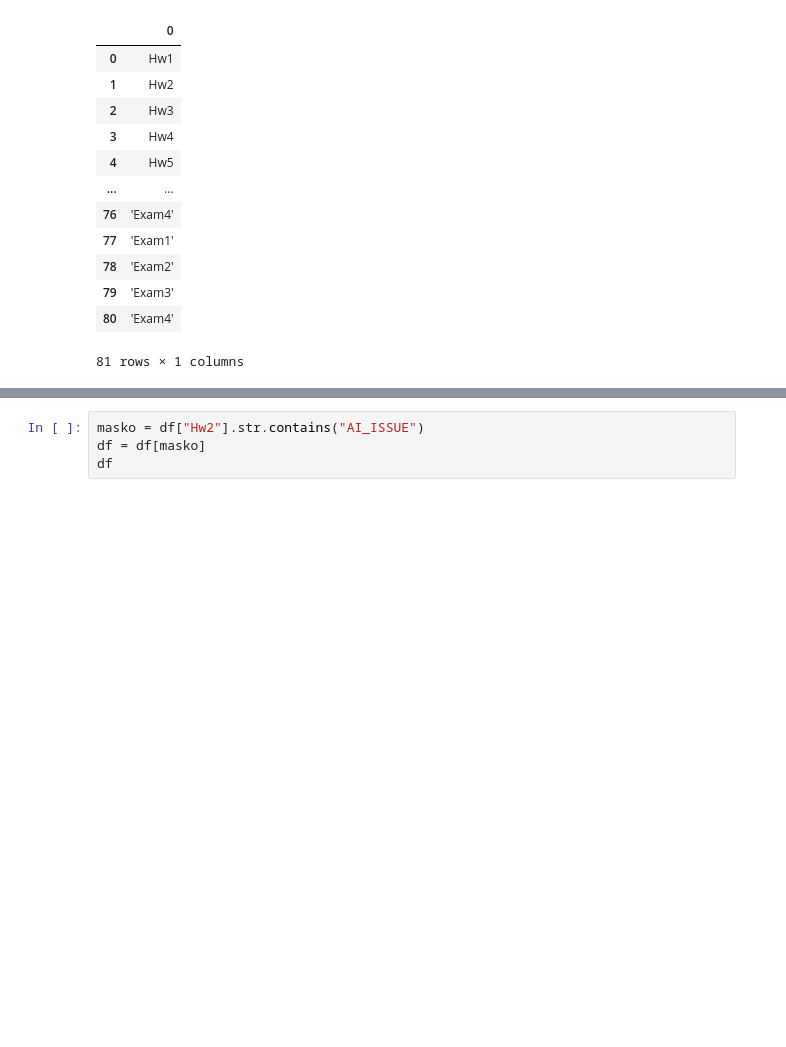
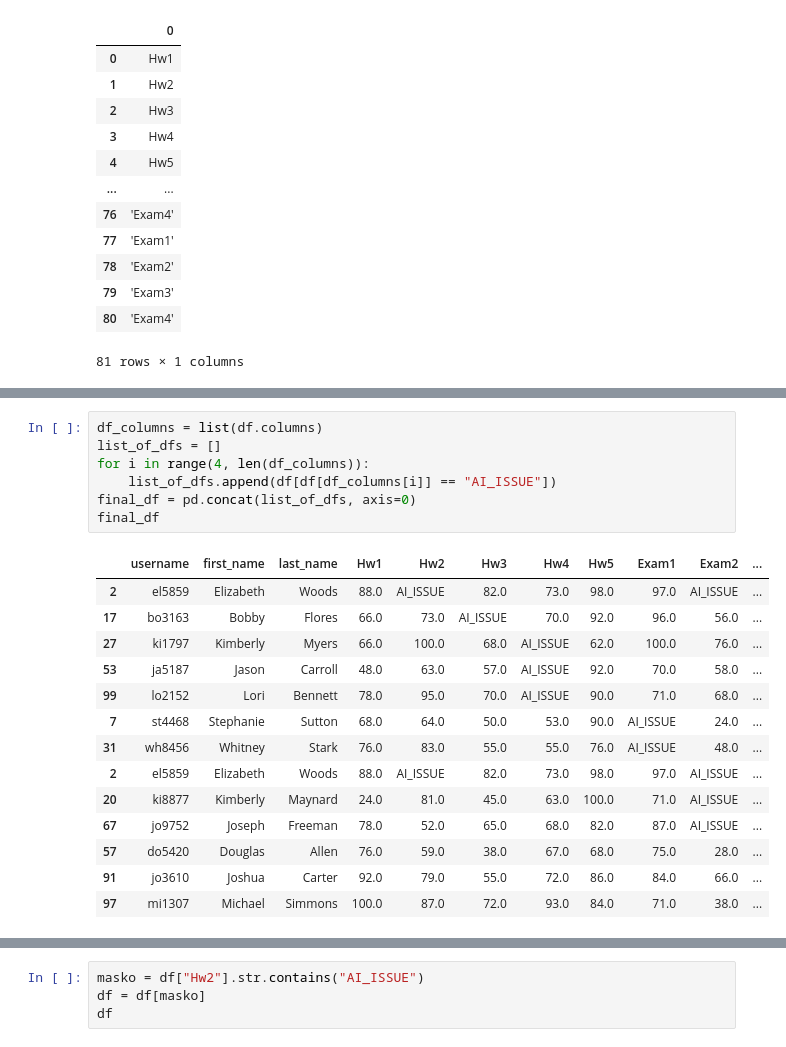
Before and after one commit to pChitral/assignment6, a Jupyter notebook: playground.ipynb, the cells around one changed output, grey strips where cells are left out. Saved outputs shown, nothing was run; the diff lists cells and outputs as text; blank space fills up the shorter version.

```diff
--- a/playground.ipynb
+++ b/playground.ipynb
@@ -1018,3 +1024,25 @@ pd6[['username','first_name','last_name','AI_Count']].reset_index(drop = True)
+# %%
+df_columns = list(df.columns)
+list_of_dfs = []
+for i in range(4, len(df_columns)):
+    list_of_dfs.append(df[df[df_columns[i]] == "AI_ISSUE"])
+final_df = pd.concat(list_of_dfs, axis=0)
+final_df
+# %% [output]
+|  | username | first_name | last_name | Hw1 | Hw2 | Hw3 | Hw4 | Hw5 | Exam1 | Exam2 | ... |
+| 2 | el5859 | Elizabeth | Woods | 88.0 | AI_ISSUE | 82.0 | 73.0 | 98.0 | 97.0 | AI_ISSUE | ... |
+| 17 | bo3163 | Bobby | Flores | 66.0 | 73.0 | AI_ISSUE | 70.0 | 92.0 | 96.0 | 56.0 | ... |
+| 27 | ki1797 | Kimberly | Myers | 66.0 | 100.0 | 68.0 | AI_ISSUE | 62.0 | 100.0 | 76.0 | ... |
+| 53 | ja5187 | Jason | Carroll | 48.0 | 63.0 | 57.0 | AI_ISSUE | 92.0 | 70.0 | 58.0 | ... |
+| 99 | lo2152 | Lori | Bennett | 78.0 | 95.0 | 70.0 | AI_ISSUE | 90.0 | 71.0 | 68.0 | ... |
+| 7 | st4468 | Stephanie | Sutton | 68.0 | 64.0 | 50.0 | 53.0 | 90.0 | AI_ISSUE | 24.0 | ... |
+| 31 | wh8456 | Whitney | Stark | 76.0 | 83.0 | 55.0 | 55.0 | 76.0 | AI_ISSUE | 48.0 | ... |
+| 2 | el5859 | Elizabeth | Woods | 88.0 | AI_ISSUE | 82.0 | 73.0 | 98.0 | 97.0 | AI_ISSUE | ... |
+| 20 | ki8877 | Kimberly | Maynard | 24.0 | 81.0 | 45.0 | 63.0 | 100.0 | 71.0 | AI_ISSUE | ... |
+| 67 | jo9752 | Joseph | Freeman | 78.0 | 52.0 | 65.0 | 68.0 | 82.0 | 87.0 | AI_ISSUE | ... |
+| 57 | do5420 | Douglas | Allen | 76.0 | 59.0 | 38.0 | 67.0 | 68.0 | 75.0 | 28.0 | ... |
+| 91 | jo3610 | Joshua | Carter | 92.0 | 79.0 | 55.0 | 72.0 | 86.0 | 84.0 | 66.0 | ... |
+| 97 | mi1307 | Michael | Simmons | 100.0 | 87.0 | 72.0 | 93.0 | 84.0 | 71.0 | 38.0 | ... |
 # %%
 df_columns = list(df.columns)
 df_columns
```
Also changed, not shown: parts of 3 cells of this notebook, 1 other file.
